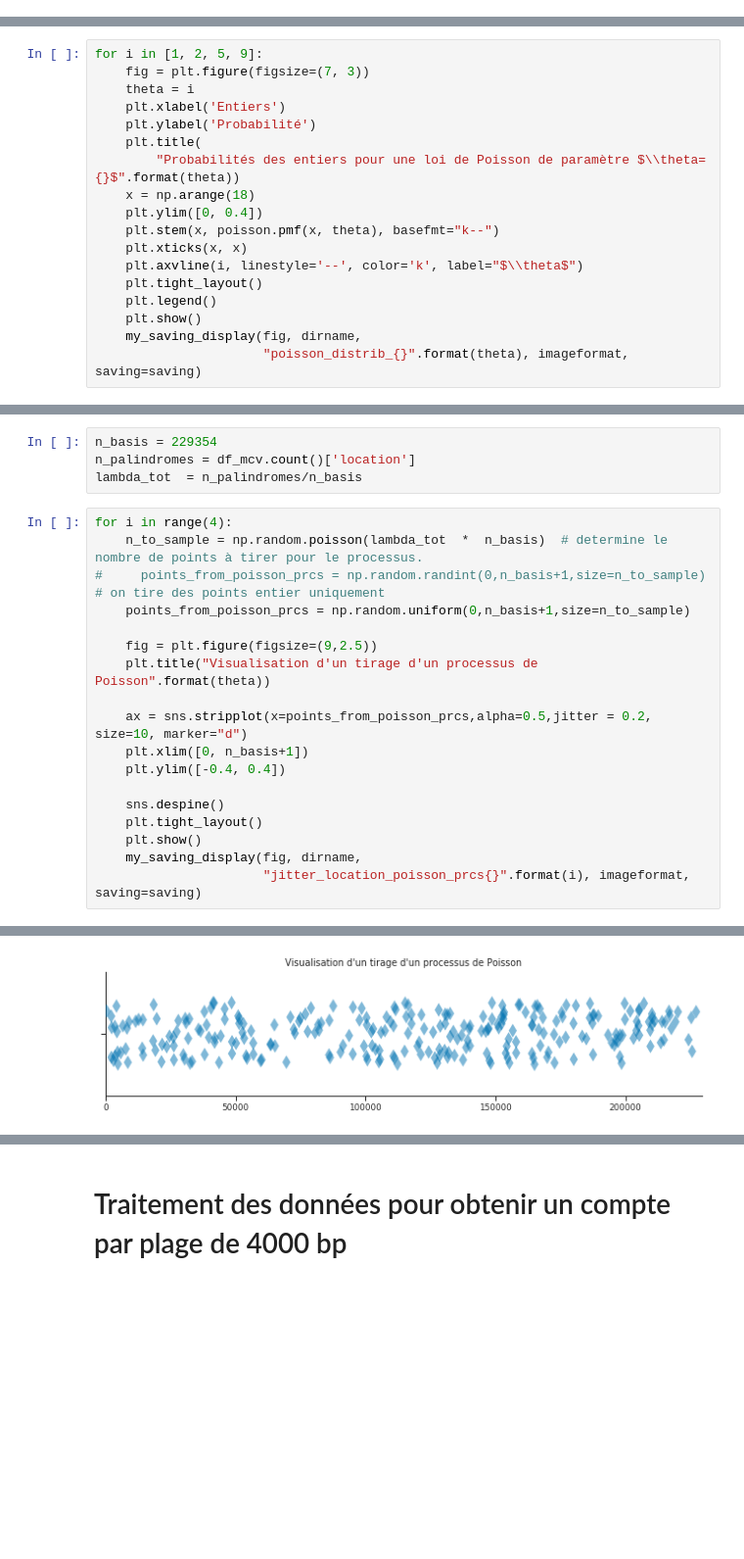
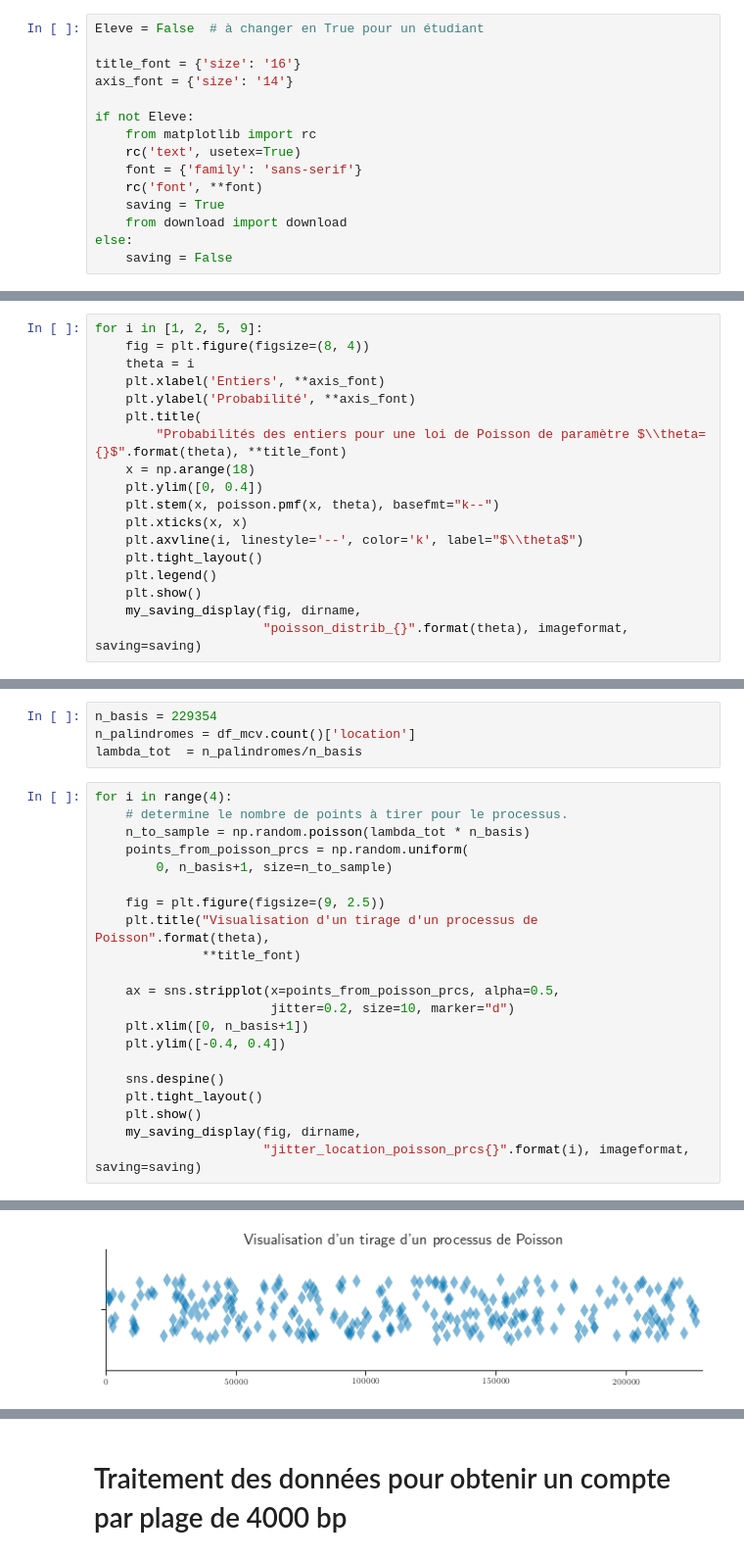
Before and after one commit to josephsalmon/agramfort.github.io, a Jupyter notebook: content/enseignement/Montpellier/HLMA408/EstimationTests.ipynb, the cells around one changed output, grey strips where cells are left out. Shown: that part at 98% size. Cells and saved outputs as stored; diff of their text form; blank space fills up the shorter version.

```diff
--- a/content/enseignement/Montpellier/HLMA408/EstimationTests.ipynb
+++ b/content/enseignement/Montpellier/HLMA408/EstimationTests.ipynb
@@ -60,6 +53,21 @@ https://www.stat.berkeley.edu/users/statlabs/papers/sample.pdf
 (notamment sur les biais de collectes des données...)
 # %% [markdown]
 ## Téléchargement et import pour sauvegarder les données
+# %%
+Eleve = False  # à changer en True pour un étudiant
+
+title_font = {'size': '16'}
+axis_font = {'size': '14'}
+
+if not Eleve:
+    from matplotlib import rc
+    rc('text', usetex=True)
+    font = {'family': 'sans-serif'}
+    rc('font', **font)
+    saving = True
+    from download import download
+else:
+    saving = False
 # %%
 # to use the default values of utils for instance
 saving = True
@@ -112,11 +122,11 @@ my_saving_display(fig, dirname,
 # %%
 for i in [1, 2, 5, 9]:
-    fig = plt.figure(figsize=(7, 3))
+    fig = plt.figure(figsize=(8, 4))
     theta = i
-    plt.xlabel('Entiers')
-    plt.ylabel('Probabilité')
+    plt.xlabel('Entiers', **axis_font)
+    plt.ylabel('Probabilité', **axis_font)
     plt.title(
-        "Probabilités des entiers pour une loi de Poisson de paramètre $\\theta={}$".format(theta))
+        "Probabilités des entiers pour une loi de Poisson de paramètre $\\theta={}$".format(theta), **title_font)
     x = np.arange(18)
     plt.ylim([0, 0.4])
     plt.stem(x, poisson.pmf(x, theta), basefmt="k--")
@@ -140,14 +172,17 @@ n_palindromes = df_mcv.count()['location']
 lambda_tot  = n_palindromes/n_basis
 # %%
 for i in range(4):
-    n_to_sample = np.random.poisson(lambda_tot  *  n_basis)  # determine le nombre de points à tirer pour le processus.
-#     points_from_poisson_prcs = np.random.randint(0,n_basis+1,size=n_to_sample) # on tire des points entier uniquement
-    points_from_poisson_prcs = np.random.uniform(0,n_basis+1,size=n_to_sample)
+    # determine le nombre de points à tirer pour le processus.
+    n_to_sample = np.random.poisson(lambda_tot * n_basis)
+    points_from_poisson_prcs = np.random.uniform(
+        0, n_basis+1, size=n_to_sample)
 
-    fig = plt.figure(figsize=(9,2.5))
-    plt.title("Visualisation d'un tirage d'un processus de Poisson".format(theta))
+    fig = plt.figure(figsize=(9, 2.5))
+    plt.title("Visualisation d'un tirage d'un processus de Poisson".format(theta),
+              **title_font)
 
-    ax = sns.stripplot(x=points_from_poisson_prcs,alpha=0.5,jitter = 0.2, size=10, marker="d")
+    ax = sns.stripplot(x=points_from_poisson_prcs, alpha=0.5,
+                       jitter=0.2, size=10, marker="d")
     plt.xlim([0, n_basis+1])
     plt.ylim([-0.4, 0.4])
 
@@ -162 +197 @@ for i in range(4):
-[figure, old version]
+[figure, new version]
```
Also changed, not shown: parts of 17 cells of this notebook, 11 other files.
